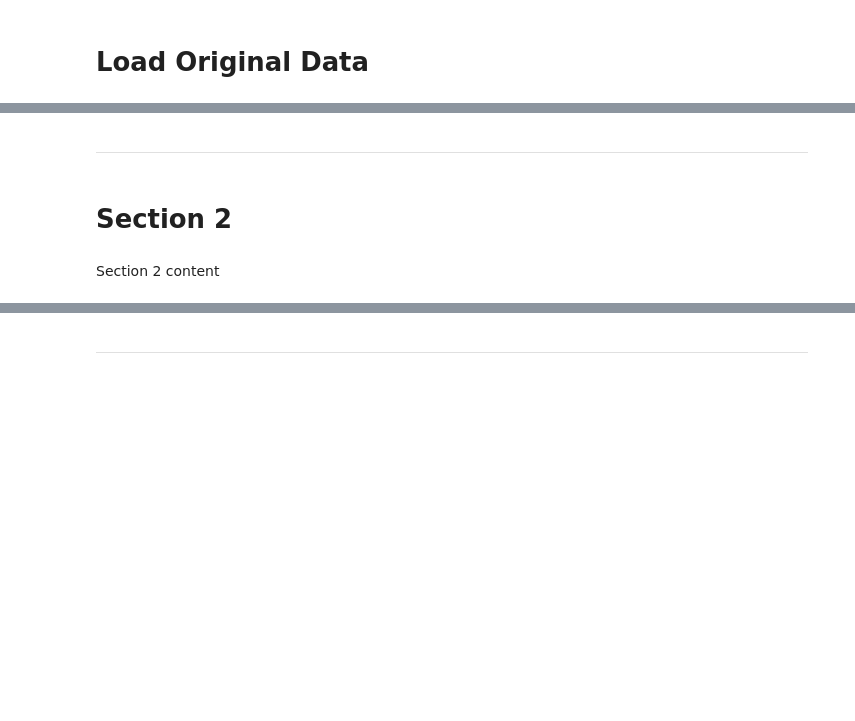
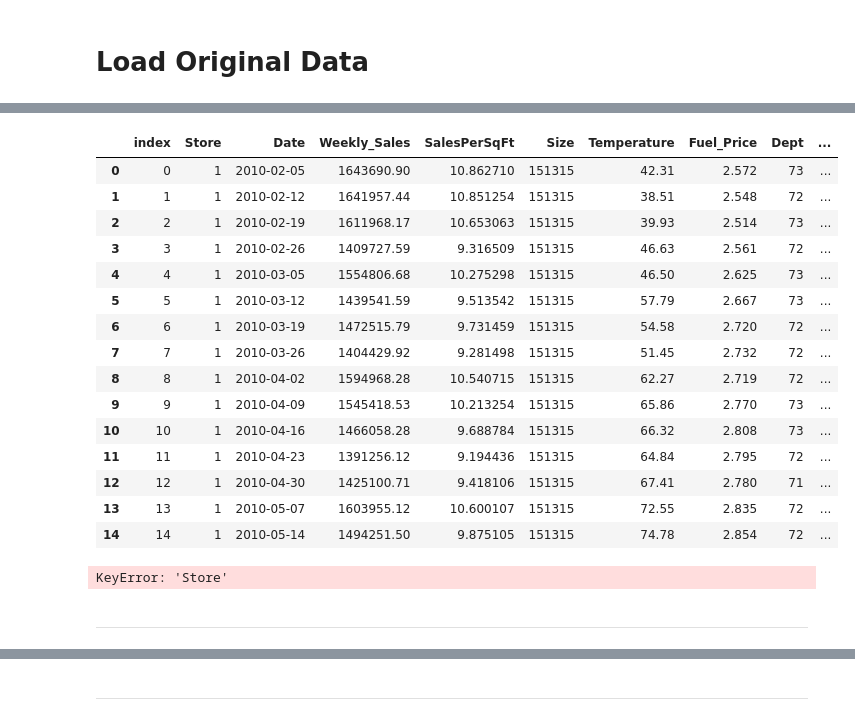
Before and after one commit to Golder-Development/CI_DA_Project_Jan2025_pg, a Jupyter notebook: jupyter_notebooks/IFa_JupyterNotebpook.ipynb, the cells around one changed output, grey strips where cells are left out. Drawn from its saved outputs; the diff is of its cells as text; code cells hidden in the pictures; blank space fills up the shorter version.

```diff
--- a/jupyter_notebooks/IFa_JupyterNotebpook.ipynb
+++ b/jupyter_notebooks/IFa_JupyterNotebpook.ipynb
@@ -107,0 +282,3 @@ Path to dataset files: /home/gitpod/.cache/kagglehub/datasets/manjeetsingh/retai
+# %%
+enhancedsales_df=pd.merge(sales_df, stores_df, how='left', on=['Store'])
+enhancedsales_df.head()
@@ -107,0 +292,4 @@ Path to dataset files: /home/gitpod/.cache/kagglehub/datasets/manjeetsingh/retai
+# %%
+# Add Sales/size of store to produce a normalised sales per sqft figure
+enhancedsales_df['SalesPerSqFt']=enhancedsales_df['Weekly_Sales']/enhancedsales_df['Size']
+enhancedsales_df.head()
@@ -107,0 +305,6 @@ Path to dataset files: /home/gitpod/.cache/kagglehub/datasets/manjeetsingh/retai
+# %%
+# Change date on features_df to a dateformat.
+features_df['Date'] = pd.to_datetime(features_df['Date'], format='%d/%m/%Y')
+# merge enhanced and feature based on date and store
+enhancedsales_df=pd.merge(enhancedsales_df, features_df, how='left', on=['Store','Date'])
+enhancedsales_df.head()
@@ -108,6 +319,64 @@ Path to dataset files: /home/gitpod/.cache/kagglehub/datasets/manjeetsingh/retai
+# %%
+#create a summary of sales per store per week
+# function_dictionary = {'OrderID':'count','Quantity':'mean'}
+salesaggregate = {'Weekly_Sales':'sum', 'SalesPerSqFt':'sum', 'Size': 'max', 'Temperature': 'max', 'Fuel_Price': 'max', 'Dept': 'count', 'Unemployment': 'max', 'IsHoliday_x': 'max', 'SalesYear': 'max', 'SalesWeek': 'max', 'Type': 'first', 'CPI': 'max'}
+storesalessummary = enhancedsales_df.groupby(['Store','Date'], as_index=False).agg(salesaggregate).reset_index()
+storesalessummary.head(15)
+# %% [output]
+|  | index | Store | Date | Weekly_Sales | SalesPerSqFt | Size | Temperature | Fuel_Price | Dept | ... |
+| 0 | 0 | 1 | 2010-02-05 | 1643690.90 | 10.862710 | 151315 | 42.31 | 2.572 | 73 | ... |
+| 1 | 1 | 1 | 2010-02-12 | 1641957.44 | 10.851254 | 151315 | 38.51 | 2.548 | 72 | ... |
+| 2 | 2 | 1 | 2010-02-19 | 1611968.17 | 10.653063 | 151315 | 39.93 | 2.514 | 73 | ... |
+| 3 | 3 | 1 | 2010-02-26 | 1409727.59 | 9.316509 | 151315 | 46.63 | 2.561 | 72 | ... |
+| 4 | 4 | 1 | 2010-03-05 | 1554806.68 | 10.275298 | 151315 | 46.50 | 2.625 | 73 | ... |
+| 5 | 5 | 1 | 2010-03-12 | 1439541.59 | 9.513542 | 151315 | 57.79 | 2.667 | 73 | ... |
+| 6 | 6 | 1 | 2010-03-19 | 1472515.79 | 9.731459 | 151315 | 54.58 | 2.720 | 72 | ... |
+| 7 | 7 | 1 | 2010-03-26 | 1404429.92 | 9.281498 | 151315 | 51.45 | 2.732 | 72 | ... |
+| 8 | 8 | 1 | 2010-04-02 | 1594968.28 | 10.540715 | 151315 | 62.27 | 2.719 | 72 | ... |
+| 9 | 9 | 1 | 2010-04-09 | 1545418.53 | 10.213254 | 151315 | 65.86 | 2.770 | 73 | ... |
+| 10 | 10 | 1 | 2010-04-16 | 1466058.28 | 9.688784 | 151315 | 66.32 | 2.808 | 73 | ... |
+| 11 | 11 | 1 | 2010-04-23 | 1391256.12 | 9.194436 | 151315 | 64.84 | 2.795 | 72 | ... |
+| 12 | 12 | 1 | 2010-04-30 | 1425100.71 | 9.418106 | 151315 | 67.41 | 2.780 | 71 | ... |
+| 13 | 13 | 1 | 2010-05-07 | 1603955.12 | 10.600107 | 151315 | 72.55 | 2.835 | 72 | ... |
+| 14 | 14 | 1 | 2010-05-14 | 1494251.50 | 9.875105 | 151315 | 74.78 | 2.854 | 72 | ... |
+# %%
+# ReRun Box and Whisker per store
+
+# Get unique values in RegEntity_Group
+unique_groups = storesalessummary['Store'].unique()
+
+# Number of plots per row
+plots_per_row = 3
+
+# Calculate the required number of rows
+num_rows = math.ceil(len(unique_groups) / plots_per_row)
+
+# Create subplots
+fig, axes = plt.subplots(nrows=num_rows, ncols=plots_per_row, figsize=(18, 3 * num_rows))
+axes = axes.flatten()  # Flatten the axes array for easier indexing
+
+# Loop through each unique value in RegEntity_Group and corresponding axes
+for idx, group in enumerate(unique_groups):
+    # Filter data for the current group
+    group_data = storesalessummary.loc[storesalessummary['Store'] == group, 'Weekly_Sales'].dropna()
+
+    # Create a boxplot for the current group
+    axes[idx].boxplot(group_data, vert=True, patch_artist=True, labels=[group])
+
+    # Add labels and title
+    axes[idx].set_title(f'Boxplot of Value for {group}')
+    axes[idx].set_ylabel('Weekly_Sales')
+    axes[idx].set_xlabel('Store')
+
+# Hide any unused axes
+for ax in axes[len(unique_groups):]:
+    ax.set_visible(False)
+
+# Adjust layout and show plot
+plt.yscale('log')
+plt.tight_layout()
+plt.show()
+# %% [output]
+KeyError: 'Store'
 # %% [markdown]
 ---
-# %% [markdown]
-# Section 2
-# %% [markdown]
-Section 2 content
```
Also changed, not shown: parts of 23 cells of this notebook, 3 other files.
